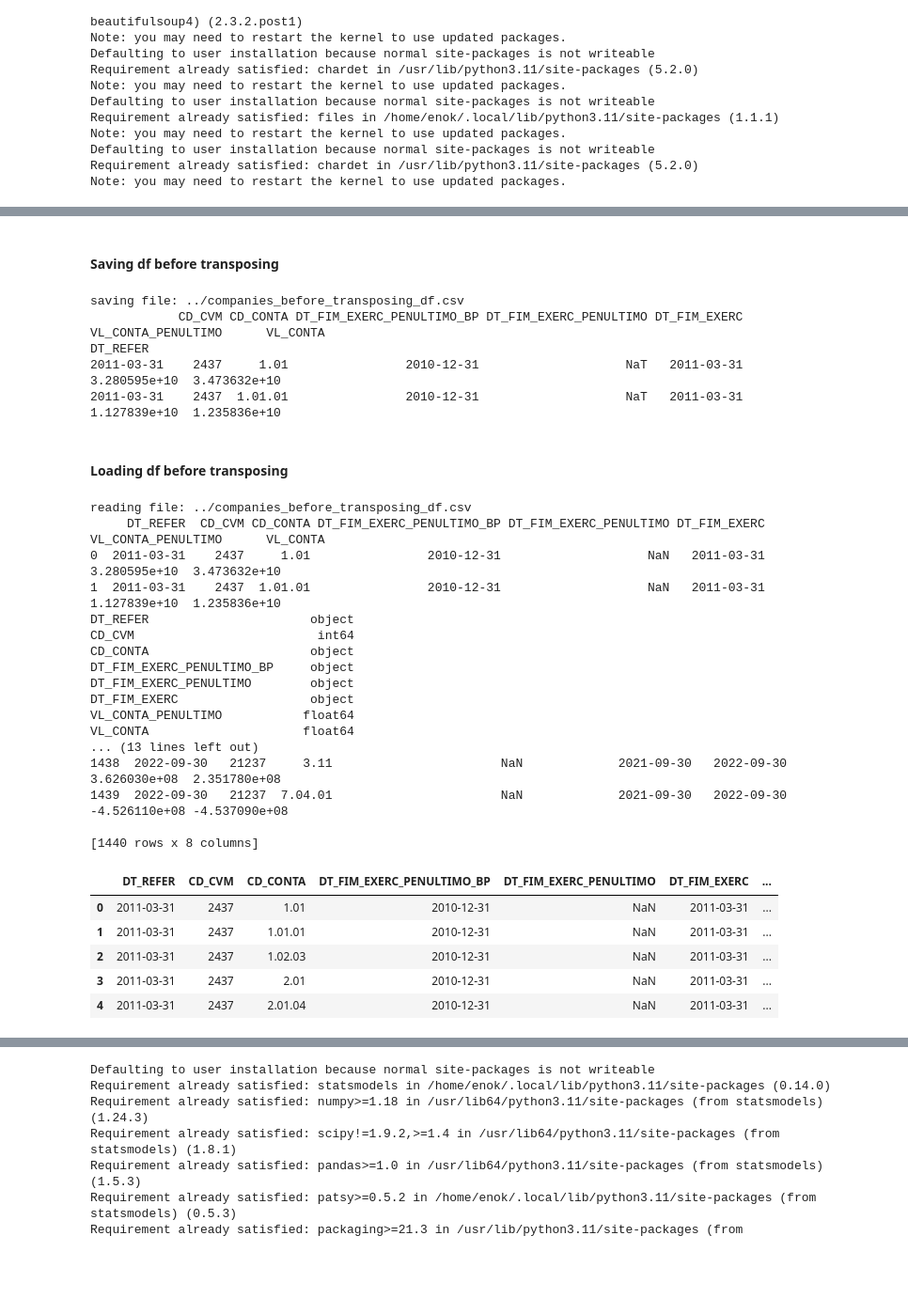
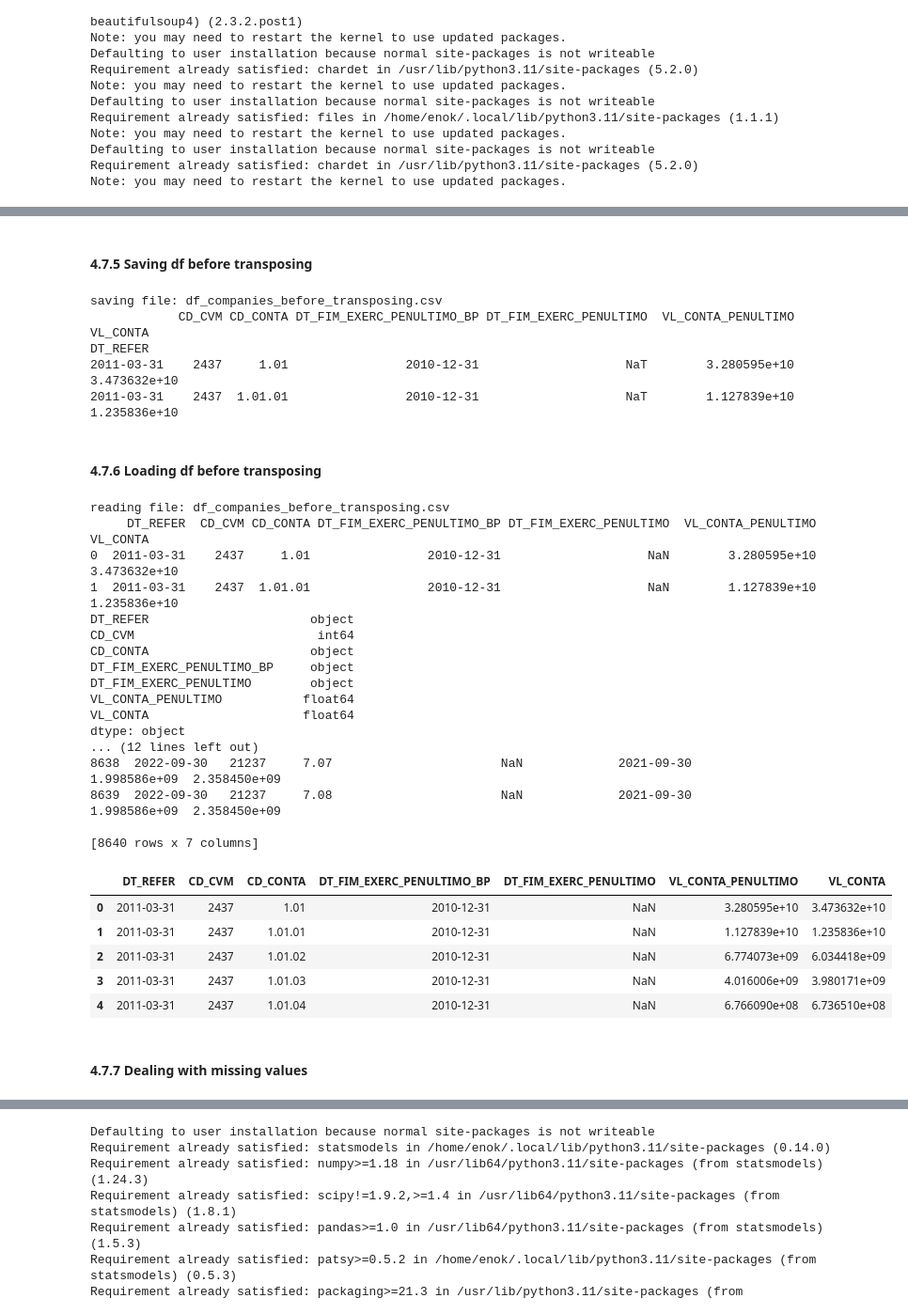
Before and after one commit to enok/flowpredict, a Jupyter notebook: flowpredict.ipynb, the cells around one changed output, grey strips where cells are left out. Shown at 94% size. Drawn from its saved outputs; the diff is of its cells as text; code cells hidden in the pictures; blank space fills up the shorter version.

```diff
--- a/flowpredict.ipynb
+++ b/flowpredict.ipynb
@@ -407,14 +394,13 @@ DT_REFER
 # %%
 print("\n")
-def readCsv(dfName):
-    fileName = dfName + '.csv'
+
+def readCsv(dfName, directory='.'):
+    fileName = "df_" + dfName + '.csv'
     print(f'\nreading file: {fileName}')
-    df_read = pd.read_csv('processed_files/' + fileName, sep=';')
+    df_read = pd.read_csv(directory + '/' + fileName, sep=';')
     print(df_read.head(2))
     return df_read
 
-bpa_df = readCsv('bpa_df')
-bpp_df = readCsv('bpp_df')
-dre_df = readCsv('dre_df')
-dva_df = readCsv('dva_df')
+# Usar compreensão de dicionário para carregar todos os dataframes no dicionário dataframes
+dataframes = {df_name: readCsv(df_name, processed_folder) for df_name in dataframes.keys()}
 # %% [output]
@@ -939,44 +931,46 @@ dtype: object
 # %% [markdown]
-#### Saving df before transposing
+#### 4.7.5 Saving df before transposing
 # %%
-saveToFile('../companies_before_transposing_df', df)
+saveToFile('companies_before_transposing', df)
 # %% [output]
-saving file: ../companies_before_transposing_df.csv
-            CD_CVM CD_CONTA DT_FIM_EXERC_PENULTIMO_BP DT_FIM_EXERC_PENULTIMO DT_FIM_EXERC  VL_CONTA_PENULTIMO      VL_CONTA
+saving file: df_companies_before_transposing.csv
+            CD_CVM CD_CONTA DT_FIM_EXERC_PENULTIMO_BP DT_FIM_EXERC_PENULTIMO  VL_CONTA_PENULTIMO      VL_CONTA
 DT_REFER
-2011-03-31    2437     1.01                2010-12-31                    NaT   2011-03-31        3.280595e+10  3.473632e+10
-2011-03-31    2437  1.01.01                2010-12-31                    NaT   2011-03-31        1.127839e+10  1.235836e+10
+2011-03-31    2437     1.01                2010-12-31                    NaT        3.280595e+10  3.473632e+10
+2011-03-31    2437  1.01.01                2010-12-31                    NaT        1.127839e+10  1.235836e+10
 # %% [markdown]
-#### Loading df before transposing
+#### 4.7.6 Loading df before transposing
 # %%
-df = readCsv('../companies_before_transposing_df')
+companies_before_transposing = readCsv('companies_before_transposing')
 
-print(df.dtypes)
+print(companies_before_transposing.dtypes)
 print("\n")
-print(df)
+print(companies_before_transposing)
 print("\n")
-df.head()
+companies_before_transposing.head()
 # %% [output]
-reading file: ../companies_before_transposing_df.csv
-     DT_REFER  CD_CVM CD_CONTA DT_FIM_EXERC_PENULTIMO_BP DT_FIM_EXERC_PENULTIMO DT_FIM_EXERC  VL_CONTA_PENULTIMO      VL_CONTA
-0  2011-03-31    2437     1.01                2010-12-31                    NaN   2011-03-31        3.280595e+10  3.473632e+10
-1  2011-03-31    2437  1.01.01                2010-12-31                    NaN   2011-03-31        1.127839e+10  1.235836e+10
+reading file: df_companies_before_transposing.csv
+     DT_REFER  CD_CVM CD_CONTA DT_FIM_EXERC_PENULTIMO_BP DT_FIM_EXERC_PENULTIMO  VL_CONTA_PENULTIMO      VL_CONTA
+0  2011-03-31    2437     1.01                2010-12-31                    NaN        3.280595e+10  3.473632e+10
+1  2011-03-31    2437  1.01.01                2010-12-31                    NaN        1.127839e+10  1.235836e+10
 DT_REFER                      object
 CD_CVM                         int64
 CD_CONTA                      object
 DT_FIM_EXERC_PENULTIMO_BP     object
 DT_FIM_EXERC_PENULTIMO        object
-DT_FIM_EXERC                  object
 VL_CONTA_PENULTIMO           float64
 VL_CONTA                     float64
-... (13 lines left out)
-1438  2022-09-30   21237     3.11                       NaN             2021-09-30   2022-09-30        3.626030e+08  2.351780e+08
-1439  2022-09-30   21237  7.04.01                       NaN             2021-09-30   2022-09-30       -4.526110e+08 -4.537090e+08
+dtype: object
+... (12 lines left out)
+8638  2022-09-30   21237     7.07                       NaN             2021-09-30        1.998586e+09  2.358450e+09
+8639  2022-09-30   21237     7.08                       NaN             2021-09-30        1.998586e+09  2.358450e+09
 
-[1440 rows x 8 columns]
+[8640 rows x 7 columns]
-|  | DT_REFER | CD_CVM | CD_CONTA | DT_FIM_EXERC_PENULTIMO_BP | DT_FIM_EXERC_PENULTIMO | DT_FIM_EXERC | ... |
-| 0 | 2011-03-31 | 2437 | 1.01 | 2010-12-31 | NaN | 2011-03-31 | ... |
-| 1 | 2011-03-31 | 2437 | 1.01.01 | 2010-12-31 | NaN | 2011-03-31 | ... |
-| 2 | 2011-03-31 | 2437 | 1.02.03 | 2010-12-31 | NaN | 2011-03-31 | ... |
-| 3 | 2011-03-31 | 2437 | 2.01 | 2010-12-31 | NaN | 2011-03-31 | ... |
-| 4 | 2011-03-31 | 2437 | 2.01.04 | 2010-12-31 | NaN | 2011-03-31 | ... |
+|  | DT_REFER | CD_CVM | CD_CONTA | DT_FIM_EXERC_PENULTIMO_BP | DT_FIM_EXERC_PENULTIMO | VL_CONTA_PENULTIMO | VL_CONTA |
+| 0 | 2011-03-31 | 2437 | 1.01 | 2010-12-31 | NaN | 3.280595e+10 | 3.473632e+10 |
+| 1 | 2011-03-31 | 2437 | 1.01.01 | 2010-12-31 | NaN | 1.127839e+10 | 1.235836e+10 |
+| 2 | 2011-03-31 | 2437 | 1.01.02 | 2010-12-31 | NaN | 6.774073e+09 | 6.034418e+09 |
+| 3 | 2011-03-31 | 2437 | 1.01.03 | 2010-12-31 | NaN | 4.016006e+09 | 3.980171e+09 |
+| 4 | 2011-03-31 | 2437 | 1.01.04 | 2010-12-31 | NaN | 6.766090e+08 | 6.736510e+08 |
+# %% [markdown]
+#### 4.7.7 Dealing with missing values
```
Also changed, not shown: parts of 67 cells of this notebook, 8 other files.
